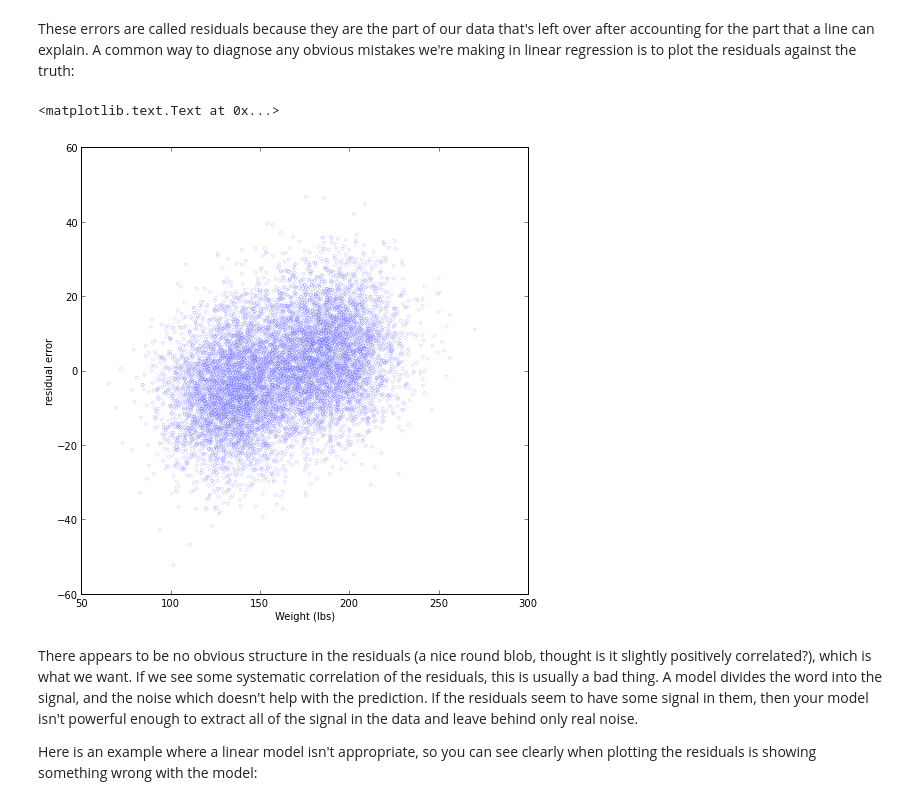
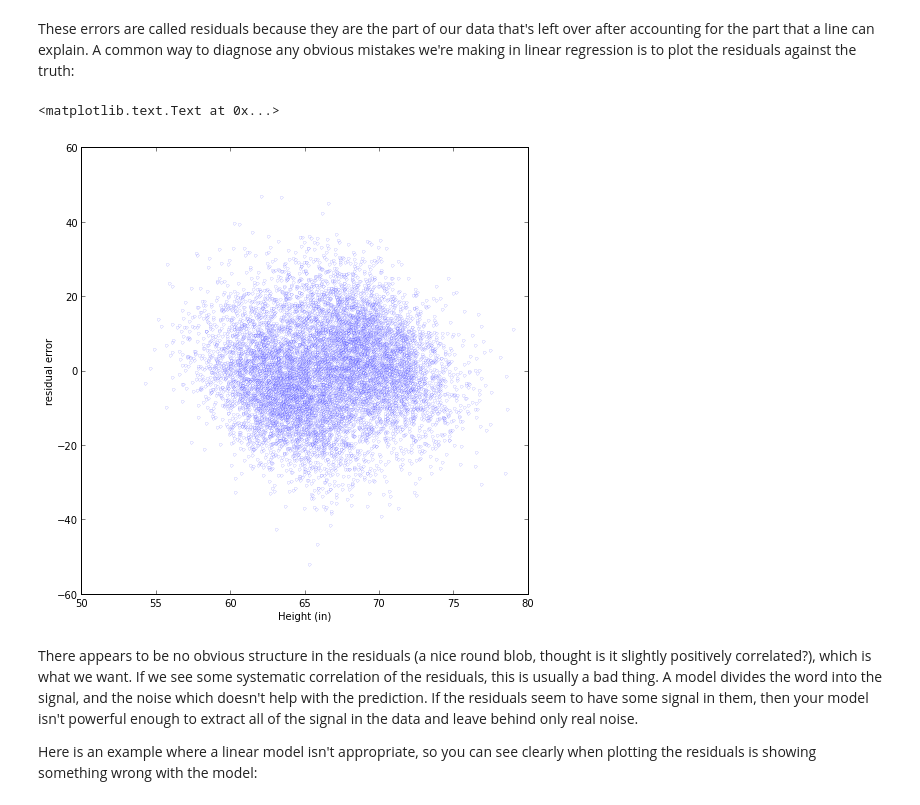
Before and after one commit to tgrasty/CSCI574-Machine-Learning, a Jupyter notebook: Lecture-03-Linear-regression.ipynb, the cells around one changed output. Cells and saved outputs as stored; diff of their text form; code cells hidden in the pictures.

Commit message:
Fixed example in lecture 3 on how to plot residuals.

```diff
--- a/Lecture-03-Linear-regression.ipynb
+++ b/Lecture-03-Linear-regression.ipynb
@@ -280,12 +280,12 @@ errors = weights - predictions
 These errors are called residuals because they are the part of our data that's left over after accounting for the part that a line can explain.  A common way to diagnose any obvious mistakes we're making in linear regression is to plot the residuals against the truth:
 # %%
 plt.figure(figsize=(8,8))
-plt.plot(weights, errors, '.', mfc = 'white', alpha = .2)
-plt.xlabel('Weight (lbs)')
+plt.plot(heights, errors, '.', mfc = 'white', alpha = .2)
+plt.xlabel('Height (in)')
 plt.ylabel('residual error')
 # %% [output]
 <matplotlib.text.Text at 0x...>
-[figure, old version]
+[figure, new version]
 # %% [markdown]
 There appears to be no obvious structure in the residuals (a nice round blob, thought is it slightly positively correlated?), which is what we want.  If we see some systematic correlation of the residuals, this is usually a bad thing.  A model divides the word into the signal, and the noise which doesn't help with the prediction.  If the residuals seem to have some signal in them, then your model isn't powerful enough to extract all of the signal in the data and leave behind only real noise.
 
```
Also changed, not shown: parts of 1 cell of this notebook, 1 other file.
